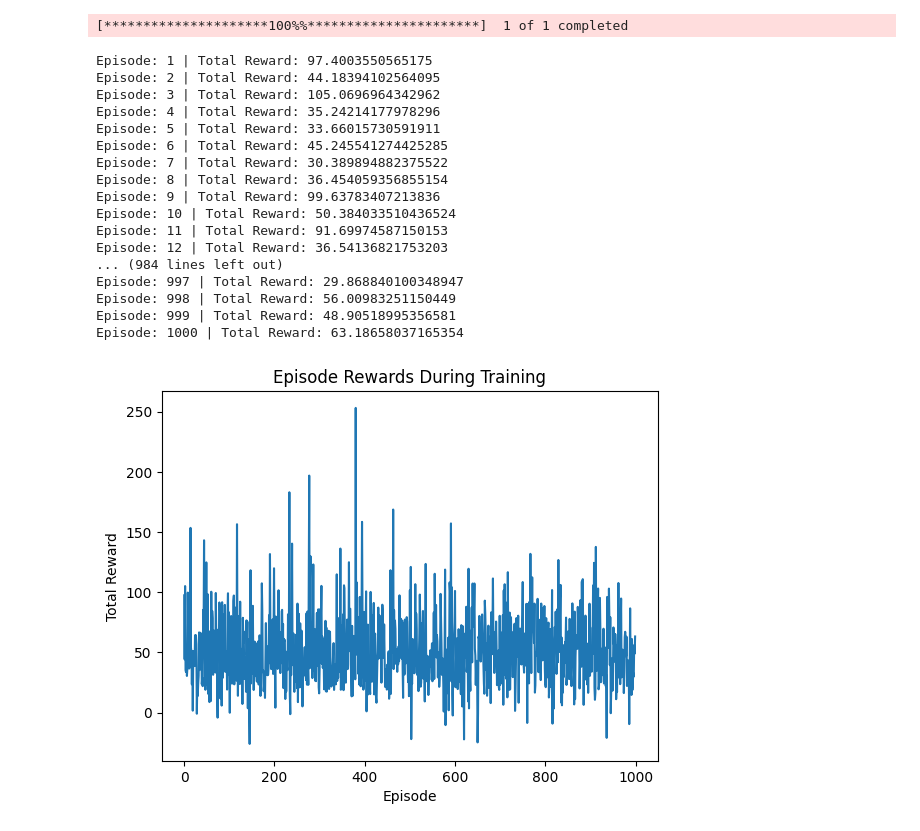
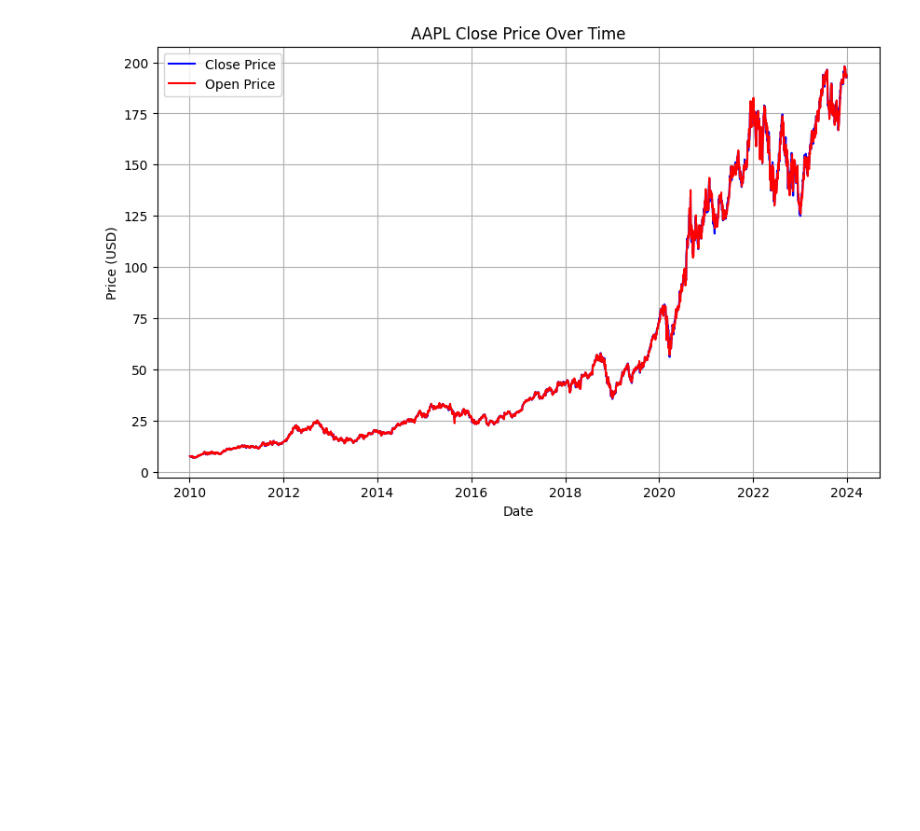
Before and after one commit to dhruvRj18/RL-stock-data, a Jupyter notebook: RL_Stock_Trading.ipynb, the cells around one changed output. Cells and saved outputs as stored; diff of their text form; code cells hidden in the pictures; blank space fills up the shorter version.

```diff
--- a/RL_Stock_Trading.ipynb
+++ b/RL_Stock_Trading.ipynb
@@ -84,5 +135,18 @@ class QLearningAgent:
+# %%
+plt.figure(figsize=(10, 6))
+plt.plot(data.index, data['Close'], label='Close Price', color='blue')
+plt.plot(data.index, data['Open'], label='Open Price', color='red')
+
+plt.title(f'{ticker_symbol} Close Price Over Time')
+plt.xlabel('Date')
+plt.ylabel('Price (USD)')
+plt.legend()
+plt.grid(True)
+plt.show()
+# %% [output]
+[figure, added]
 # %%
-data = download_data("AAPL", "2010-01-01", "2023-12-31")
+
 
 # Define training parameters
 window_size = 90
@@ -96,39 +160,3 @@ gamma = 0.9
 actions = [0, 1, 2]  # 0: hold, 1: buy, 2: sell
 env = Environment(data, window_size, initial_balance)
 agent = QLearningAgent(actions, epsilon, alpha, gamma)
-
-# Training loop
-episode_rewards = []  # Track episode rewards for evaluation
-for episode in range(num_episodes):
-  state = env.reset()
-  done = False
-  episode_reward = 0
-
-  while not done:
-    action = agent.choose_action(state)
-    next_state, reward, done = env.step(action)
-    episode_reward += reward
-    agent.update_q_table(state, action, reward, next_state)
-    state = next_state
-
-  episode_rewards.append(episode_reward)
-  print(f"Episode: {episode+1} | Total Reward: {episode_reward}")
-# %% [output]
-[*********************100%%**********************]  1 of 1 completed
-Episode: 1 | Total Reward: 97.4003550565175
-Episode: 2 | Total Reward: 44.18394102564095
-Episode: 3 | Total Reward: 105.0696964342962
-Episode: 4 | Total Reward: 35.24214177978296
-Episode: 5 | Total Reward: 33.66015730591911
-Episode: 6 | Total Reward: 45.245541274425285
-Episode: 7 | Total Reward: 30.389894882375522
-Episode: 8 | Total Reward: 36.454059356855154
-Episode: 9 | Total Reward: 99.63783407213836
-Episode: 10 | Total Reward: 50.384033510436524
-Episode: 11 | Total Reward: 91.69974587150153
-Episode: 12 | Total Reward: 36.54136821753203
-... (984 lines left out)
-Episode: 997 | Total Reward: 29.868840100348947
-Episode: 998 | Total Reward: 56.00983251150449
-Episode: 999 | Total Reward: 48.90518995356581
-Episode: 1000 | Total Reward: 63.18658037165354
@@ -137,10 +162,0 @@ import matplotlib as plt
-# %%
-
-# Plot episode rewards
-plt.plot(episode_rewards)
-plt.xlabel("Episode")
-plt.ylabel("Total Reward")
-plt.title("Episode Rewards During Training")
-plt.show()
-# %% [output]
-[figure, removed]
```
Also changed, not shown: parts of 8 cells of this notebook.
